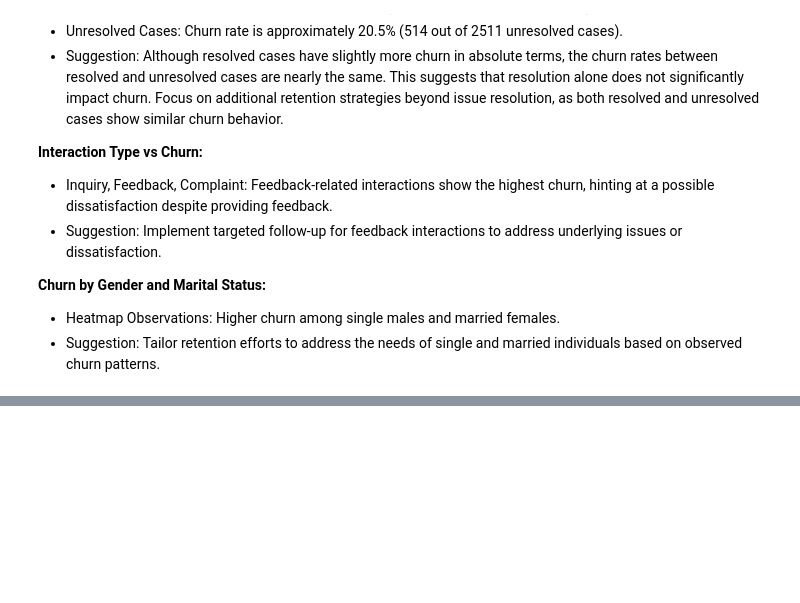
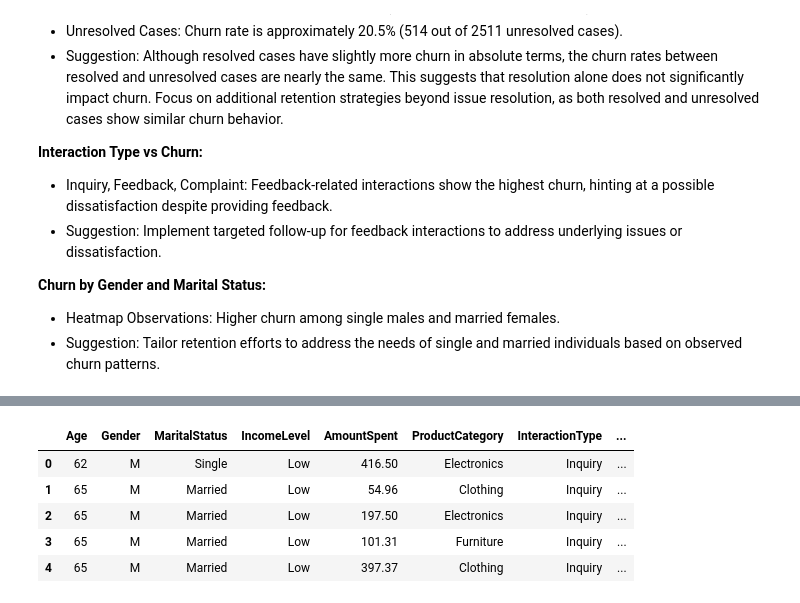
Before and after one commit to Akshay-Paunikar/Forage_Virtual_Internship_Program, a Jupyter notebook: LLYODS_BANKING_GROUP/01_Task_1_Data_gathering_and_exploratory_analysis/Task_1_Data_gathering_and_exploratory_analysis.ipynb, the cells around one changed output, grey strips where cells are left out. Cells and saved outputs as stored; diff of their text form; code cells hidden in the pictures; blank space fills up the shorter version.

Commit message:
LLOYDS - Task 1 - Removed unnecessary columns and replaced na values with unknown

```diff
--- a/LLYODS_BANKING_GROUP/01_Task_1_Data_gathering_and_exploratory_analysis/Task_1_Data_gathering_and_exploratory_analysis.ipynb
+++ b/LLYODS_BANKING_GROUP/01_Task_1_Data_gathering_and_exploratory_analysis/Task_1_Data_gathering_and_exploratory_analysis.ipynb
@@ -1248,0 +1260,11 @@ plt.show()
+# %%
+# Let's drop unnecessary columns
+new_data = final_df.drop(['CustomerID', 'TransactionID', 'TransactionDate', 'InteractionID', 'InteractionDate', 'LastLoginDate'], axis=1)
+new_data.head()
+# %% [output]
+|  | Age | Gender | MaritalStatus | IncomeLevel | AmountSpent | ProductCategory | InteractionType | ... |
+| 0 | 62 | M | Single | Low | 416.50 | Electronics | Inquiry | ... |
+| 1 | 65 | M | Married | Low | 54.96 | Clothing | Inquiry | ... |
+| 2 | 65 | M | Married | Low | 197.50 | Electronics | Inquiry | ... |
+| 3 | 65 | M | Married | Low | 101.31 | Furniture | Inquiry | ... |
+| 4 | 65 | M | Married | Low | 397.37 | Clothing | Inquiry | ... |
```
Also changed, not shown: parts of 7 cells of this notebook.
